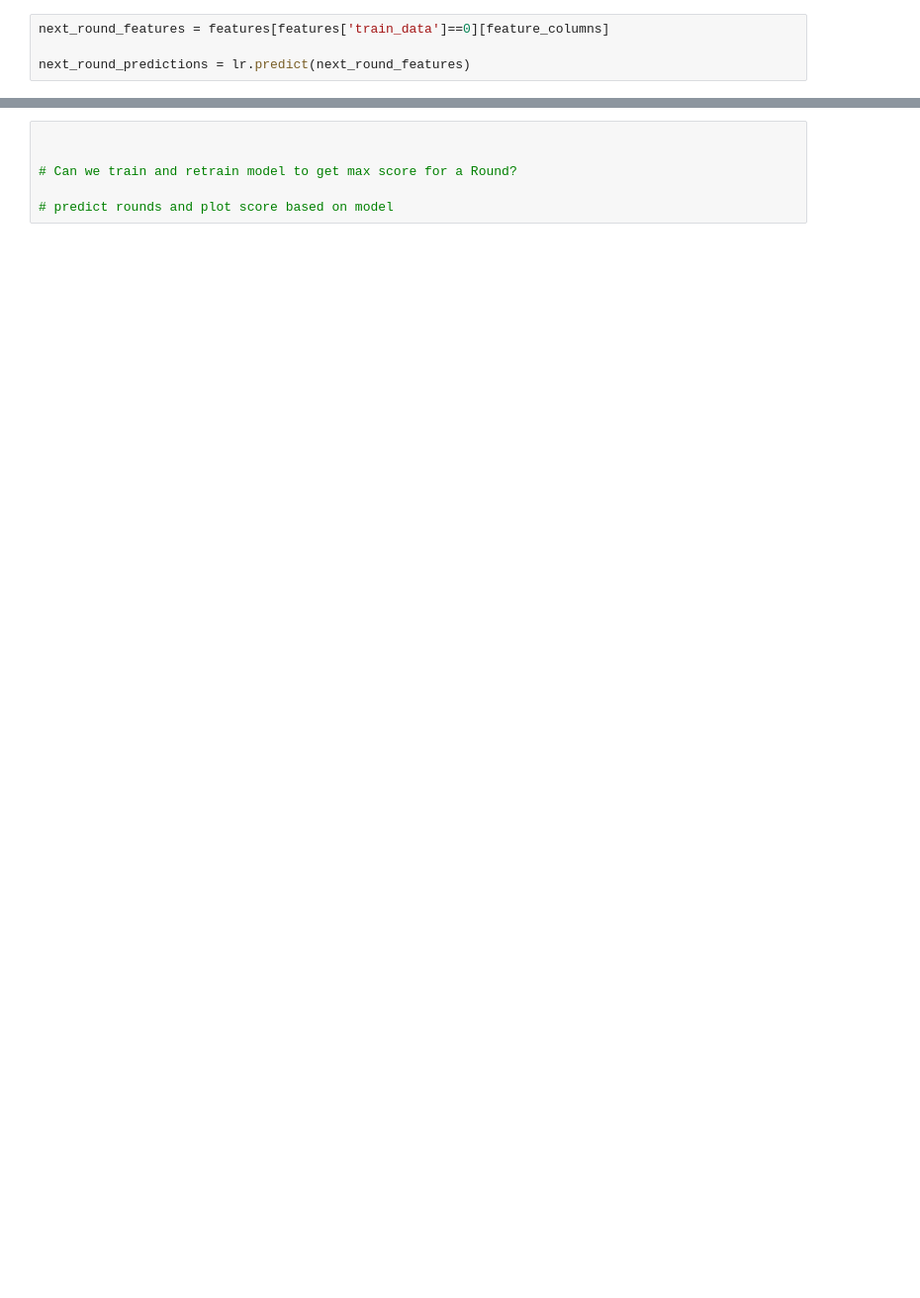
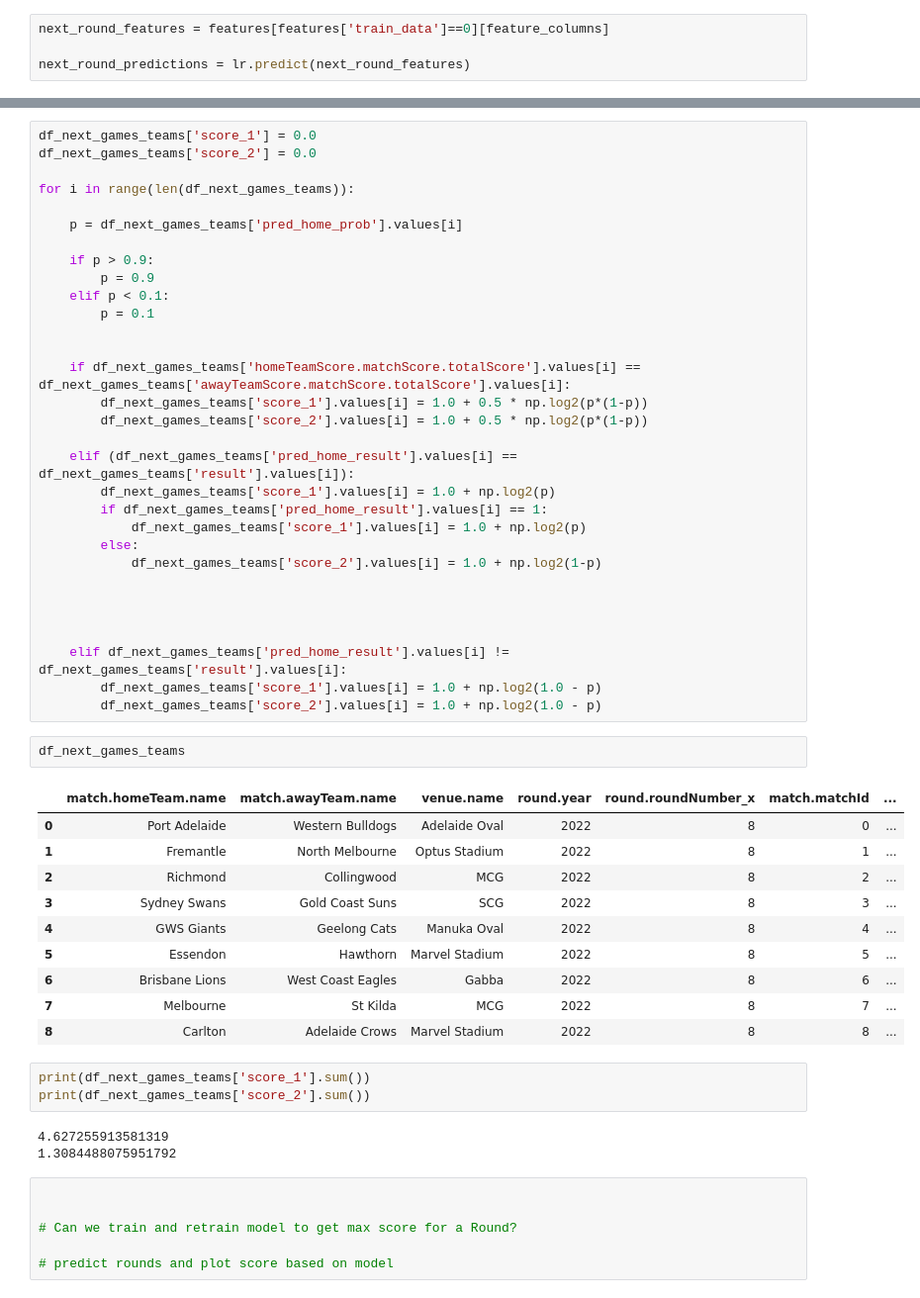
Before and after one commit to Sage-of-Sparta/probabilistic-afl-tipping, a Jupyter notebook: notebooks/AFL_pred.ipynb, the cells around one changed output, grey strips where cells are left out. Shown: that part at 99% size. Drawn from its saved outputs; the diff is of its cells as text; blank space fills up the shorter version.

```diff
--- a/notebooks/AFL_pred.ipynb
+++ b/notebooks/AFL_pred.ipynb
@@ -596,3 +730,53 @@ array([1, 1, 1, 1, 1, 1, 1, 1, 1], dtype=int64)
+# %%
+df_next_games_teams['score_1'] = 0.0
+df_next_games_teams['score_2'] = 0.0
+
+for i in range(len(df_next_games_teams)):
+
+    p = df_next_games_teams['pred_home_prob'].values[i]
+
+    if p > 0.9:
+        p = 0.9
+    elif p < 0.1:
+        p = 0.1
+
+
+    if df_next_games_teams['homeTeamScore.matchScore.totalScore'].values[i] == df_next_games_teams['awayTeamScore.matchScore.totalScore'].values[i]:
+        df_next_games_teams['score_1'].values[i] = 1.0 + 0.5 * np.log2(p*(1-p))
+        df_next_games_teams['score_2'].values[i] = 1.0 + 0.5 * np.log2(p*(1-p))
+
+    elif (df_next_games_teams['pred_home_result'].values[i] == df_next_games_teams['result'].values[i]):
+        df_next_games_teams['score_1'].values[i] = 1.0 + np.log2(p)
+        if df_next_games_teams['pred_home_result'].values[i] == 1:
+            df_next_games_teams['score_1'].values[i] = 1.0 + np.log2(p)
+        else:
+            df_next_games_teams['score_2'].values[i] = 1.0 + np.log2(1-p)
+
+
+
+
+    elif df_next_games_teams['pred_home_result'].values[i] != df_next_games_teams['result'].values[i]:
+        df_next_games_teams['score_1'].values[i] = 1.0 + np.log2(1.0 - p)
+        df_next_games_teams['score_2'].values[i] = 1.0 + np.log2(1.0 - p)
+# %%
+df_next_games_teams
+# %% [output]
+|  | match.homeTeam.name | match.awayTeam.name | venue.name | round.year | round.roundNumber_x | match.matchId | ... |
+| 0 | Port Adelaide | Western Bulldogs | Adelaide Oval | 2022 | 8 | 0 | ... |
+| 1 | Fremantle | North Melbourne | Optus Stadium | 2022 | 8 | 1 | ... |
+| 2 | Richmond | Collingwood | MCG | 2022 | 8 | 2 | ... |
+| 3 | Sydney Swans | Gold Coast Suns | SCG | 2022 | 8 | 3 | ... |
+| 4 | GWS Giants | Geelong Cats | Manuka Oval | 2022 | 8 | 4 | ... |
+| 5 | Essendon | Hawthorn | Marvel Stadium | 2022 | 8 | 5 | ... |
+| 6 | Brisbane Lions | West Coast Eagles | Gabba | 2022 | 8 | 6 | ... |
+| 7 | Melbourne | St Kilda | MCG | 2022 | 8 | 7 | ... |
+| 8 | Carlton | Adelaide Crows | Marvel Stadium | 2022 | 8 | 8 | ... |
+# %%
+print(df_next_games_teams['score_1'].sum())
+print(df_next_games_teams['score_2'].sum())
+# %% [output]
+4.627255913581319
+1.3084488075951792
 # %%
 
 
```
Also changed, not shown: parts of 30 cells of this notebook, 5 other files.
